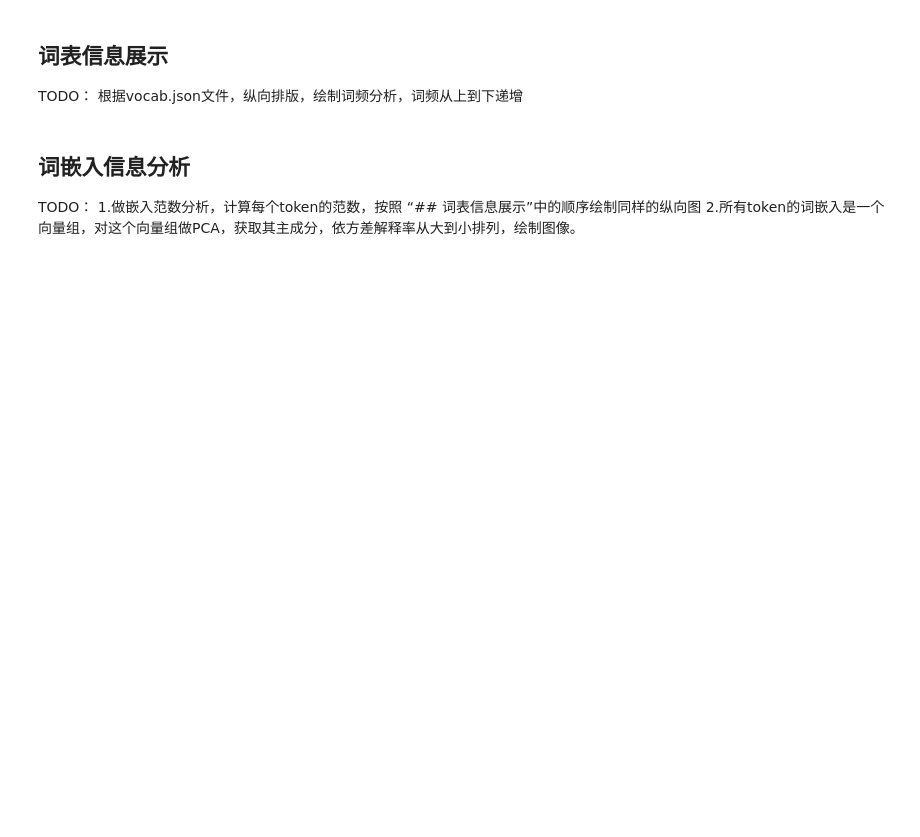
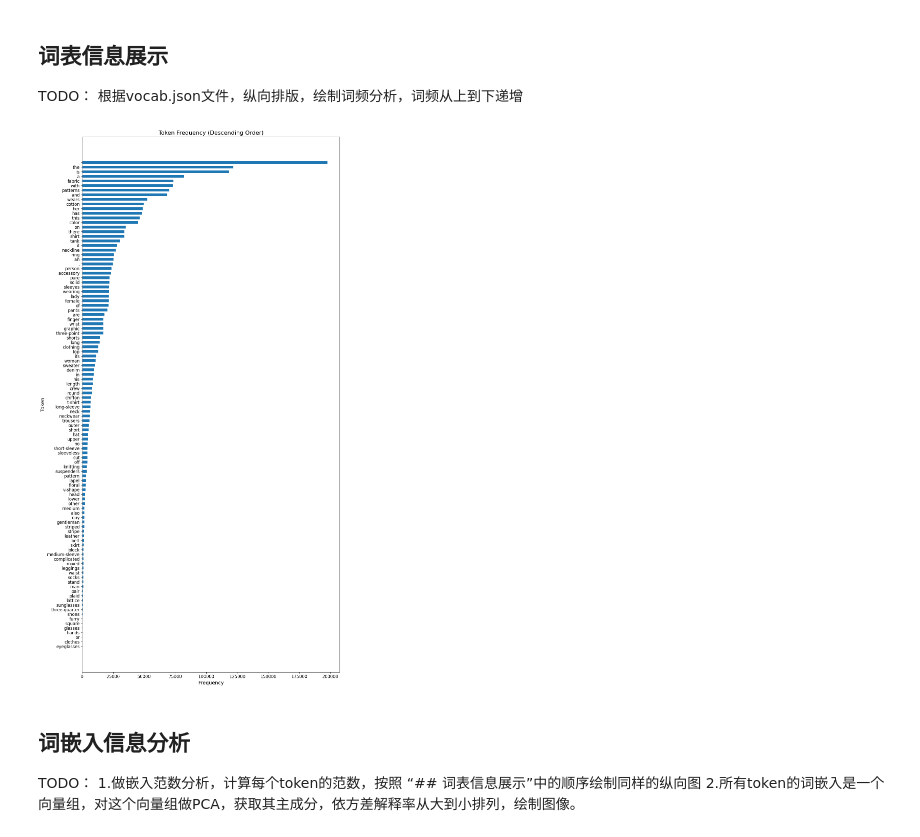
Before and after one commit to ZZL-2005/NNDL-course-captioning, a Jupyter notebook: experiments/analysis1.ipynb, the cells around one changed output. Cells and saved outputs as stored; diff of their text form; code cells hidden in the pictures; blank space fills up the shorter version.

```diff
--- a/experiments/analysis1.ipynb
+++ b/experiments/analysis1.ipynb
@@ -2,6 +2,42 @@
 ## 词表信息展示
 TODO：
 根据vocab.json文件，纵向排版，绘制词频分析，词频从上到下递增
+# %%
+import json
+import matplotlib.pyplot as plt
+import numpy as np
+
+# 词表路径
+path = "/home/chenzhican/zhangzilu/NNDL-course-captioning/data/vocab.json"
+
+# 加载词表
+with open(path, "r") as f:
+    vocab = json.load(f)
+
+freq = vocab["freq"]
+items = sorted(freq.items(), key=lambda x: x[1], reverse=True)
+
+tokens = [w for w, c in items]
+counts = [c for w, c in items]
+
+# =============================
+# 横向柱状图（增强可读性版本）
+# =============================
+plt.figure(figsize=(12, 22))  # 图更高，条之间间隔更大
+plt.barh(tokens, counts, height=0.6)  # height < 1 可以加大间距
+
+plt.gca().invert_yaxis()       # 高频词在最上方
+
+plt.xlabel("Frequency", fontsize=14)
+plt.ylabel("Token", fontsize=14)
+plt.xticks(fontsize=12)
+plt.yticks(fontsize=12)
+
+plt.title("Token Frequency (Descending Order)", fontsize=16)
+plt.tight_layout()
+plt.show()
+# %% [output]
+[figure, added]
 # %% [markdown]
 ## 词嵌入信息分析
 TODO：
```
Also changed, not shown: parts of 25 cells of this notebook, 9 other files.
